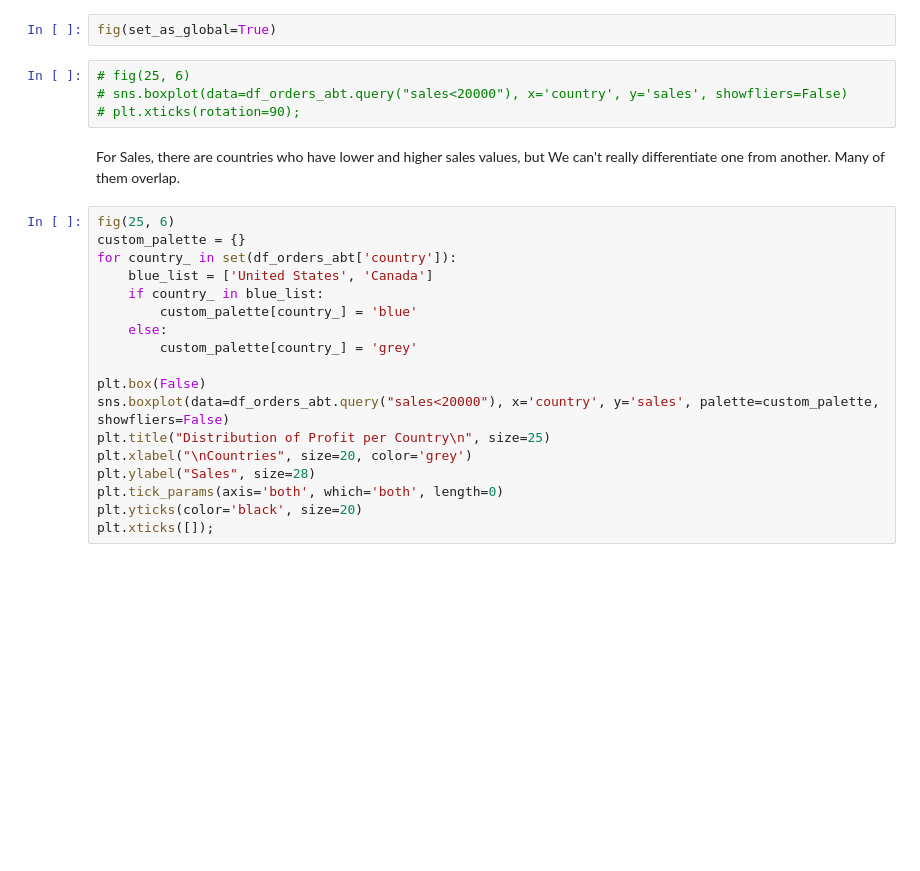
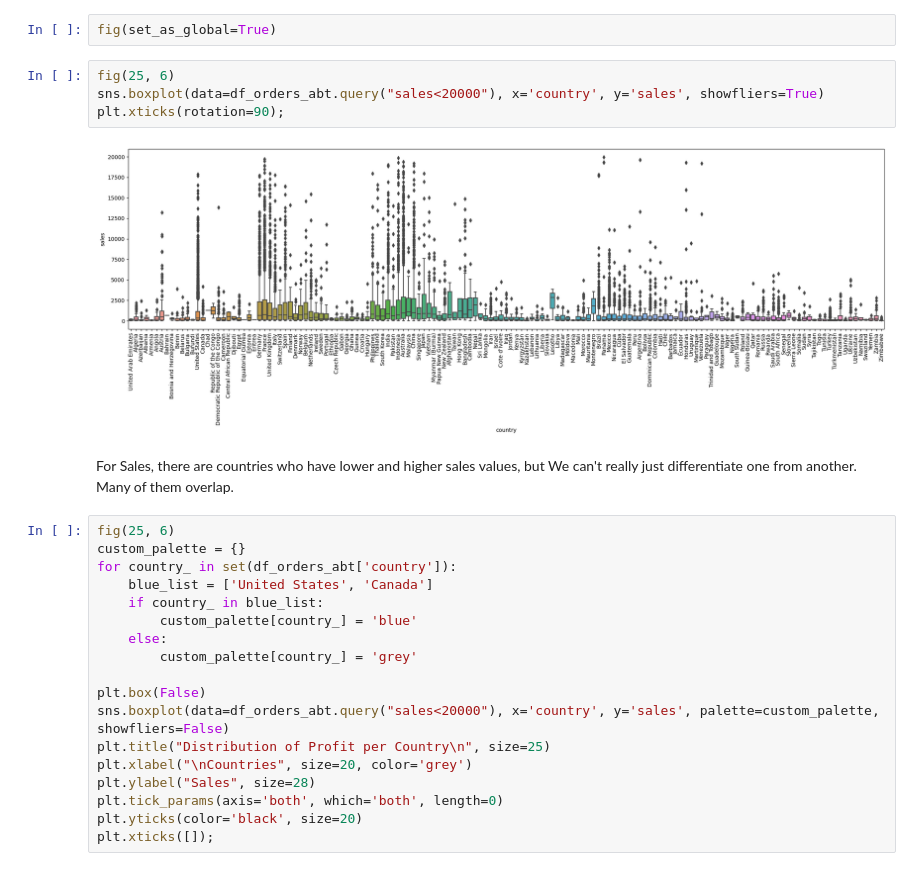
Before and after one commit to pauloreis-ds/e_mart_retailer, a Jupyter notebook: geolocation_analysis/notebooks/geolocation_sales_analysis_p01v01.ipynb, the cells around one changed output. Drawn from its saved outputs; the diff is of its cells as text; blank space fills up the shorter version.

```diff
--- a/geolocation_analysis/notebooks/geolocation_sales_analysis_p01v01.ipynb
+++ b/geolocation_analysis/notebooks/geolocation_sales_analysis_p01v01.ipynb
@@ -418,11 +418,13 @@ boxplot(data=df_orders_abt, x=geolocation_group, y='shipping_cost', showfliers=F
 # %%
 fig(set_as_global=True)
 # %%
-# fig(25, 6)
-# sns.boxplot(data=df_orders_abt.query("sales<20000"), x='country', y='sales', showfliers=False)
-# plt.xticks(rotation=90);
+fig(25, 6)
+sns.boxplot(data=df_orders_abt.query("sales<20000"), x='country', y='sales', showfliers=True)
+plt.xticks(rotation=90);
+# %% [output]
+[figure, added]
 # %% [markdown]
-For Sales, there are countries who have lower and higher sales values, but We can't really differentiate one from another. Many of them overlap.
+For Sales, there are countries who have lower and higher sales values, but We can't really just differentiate one from another. Many of them overlap.
 # %%
 fig(25, 6)
 custom_palette = {}
```
Also changed, not shown: parts of 1 cell of this notebook.
